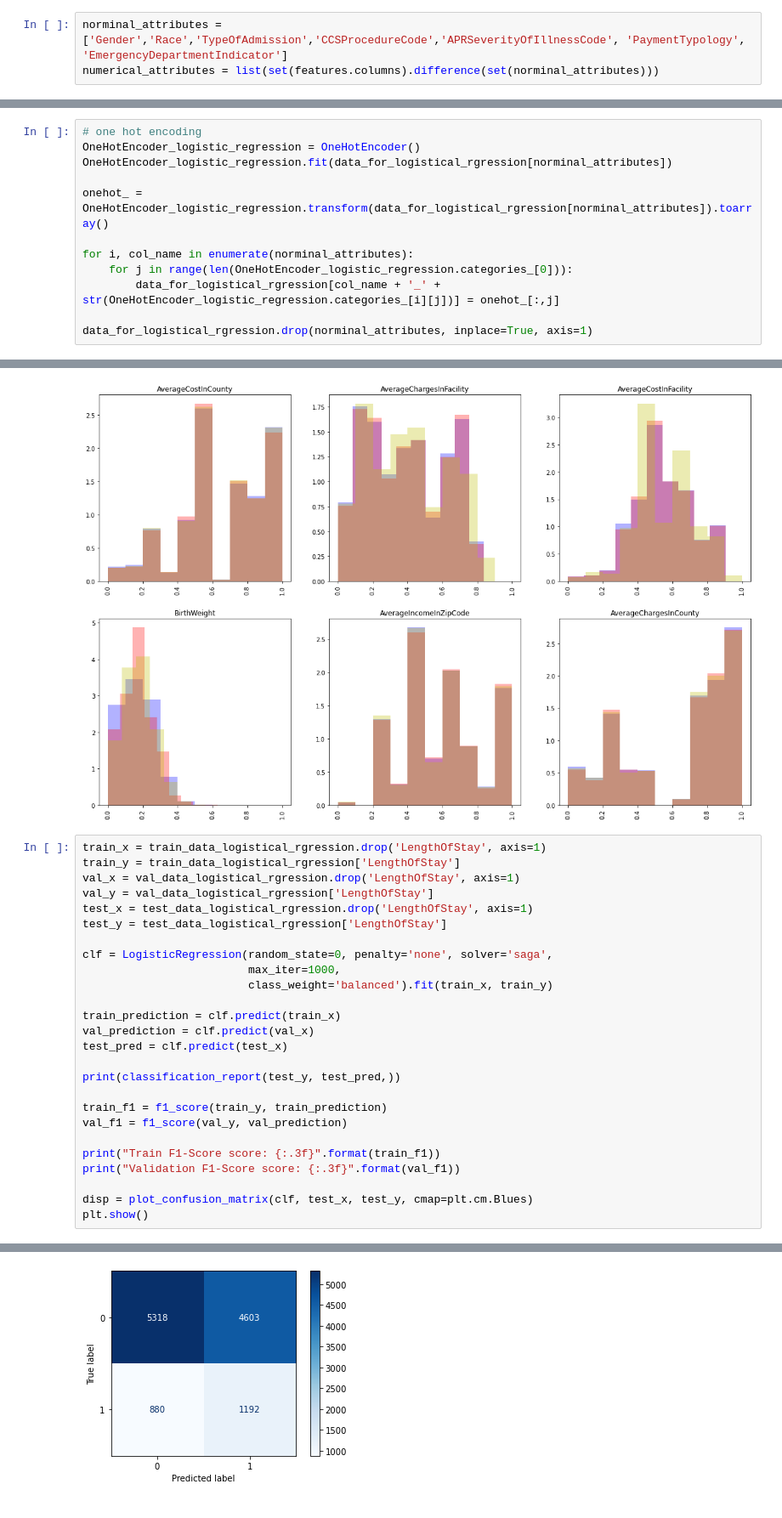
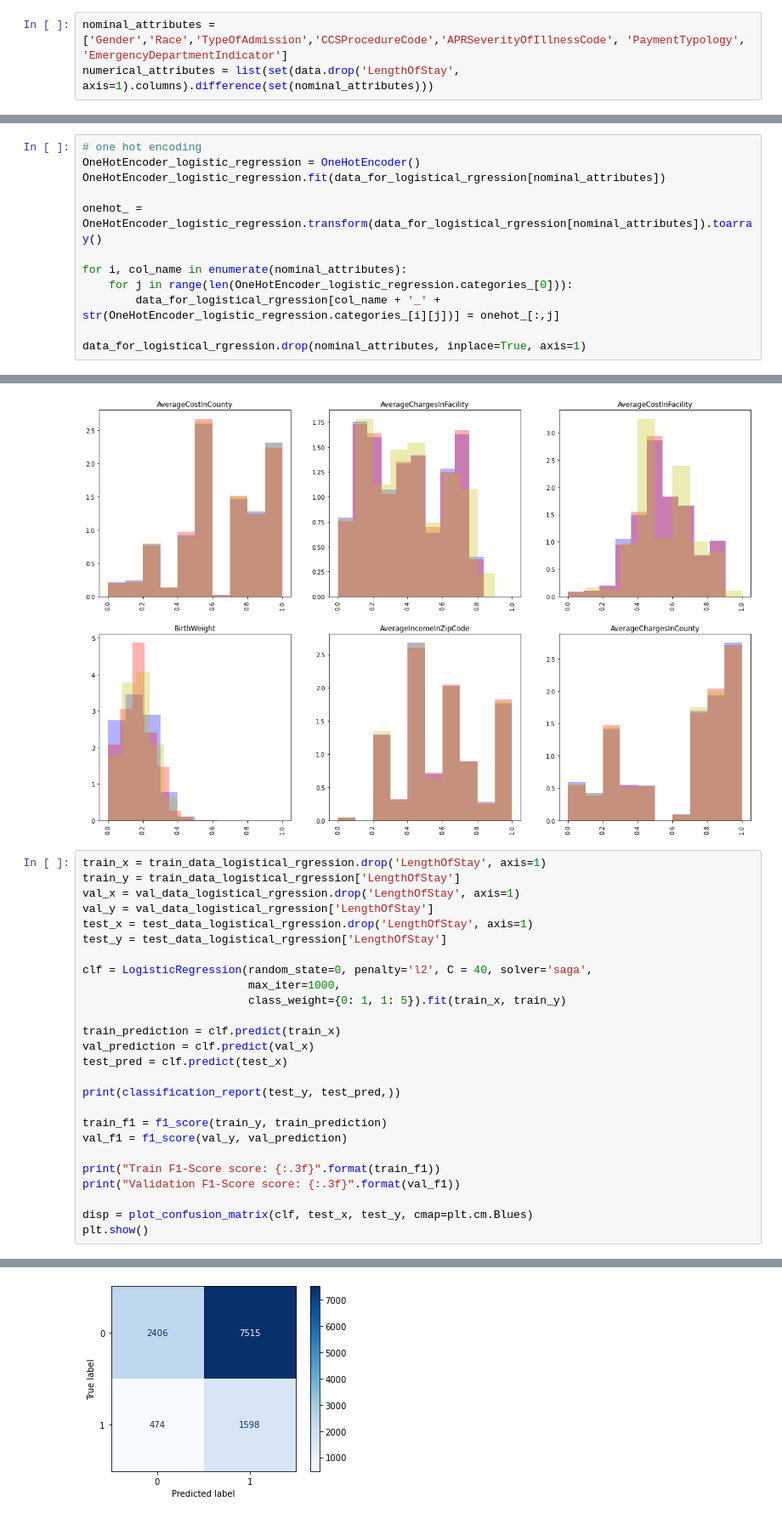
Before and after one commit to qinqin65/MachineLerningAssignment1, a Jupyter notebook: s3805989_assignment1.ipynb, the cells around one changed output, grey strips where cells are left out. Shown at 85% size. Drawn from its saved outputs; the diff is of its cells as text.

```diff
--- a/s3805989_assignment1.ipynb
+++ b/s3805989_assignment1.ipynb
@@ -235,8 +238,8 @@ plt.show()
 # %% [output]
 [figure]
 # %%
-norminal_attributes = ['Gender','Race','TypeOfAdmission','CCSProcedureCode','APRSeverityOfIllnessCode', 'PaymentTypology', 'EmergencyDepartmentIndicator']
-numerical_attributes = list(set(features.columns).difference(set(norminal_attributes)))
+nominal_attributes = ['Gender','Race','TypeOfAdmission','CCSProcedureCode','APRSeverityOfIllnessCode', 'PaymentTypology', 'EmergencyDepartmentIndicator']
+numerical_attributes = list(set(data.drop('LengthOfStay', axis=1).columns).difference(set(nominal_attributes)))
 # %%
 f, ax = plt.subplots(figsize=(11, 9))
 corr = data[numerical_attributes + ['LengthOfStay']].corr()
@@ -278,15 +281,15 @@ data_for_logistical_rgression.loc[:, numerical_attributes] = minmaxscaler.transf
 # %%
 # one hot encoding
 OneHotEncoder_logistic_regression = OneHotEncoder()
-OneHotEncoder_logistic_regression.fit(data_for_logistical_rgression[norminal_attributes])
+OneHotEncoder_logistic_regression.fit(data_for_logistical_rgression[nominal_attributes])
 
-onehot_ = OneHotEncoder_logistic_regression.transform(data_for_logistical_rgression[norminal_attributes]).toarray()
+onehot_ = OneHotEncoder_logistic_regression.transform(data_for_logistical_rgression[nominal_attributes]).toarray()
 
-for i, col_name in enumerate(norminal_attributes):
+for i, col_name in enumerate(nominal_attributes):
     for j in range(len(OneHotEncoder_logistic_regression.categories_[0])):
         data_for_logistical_rgression[col_name + '_' + str(OneHotEncoder_logistic_regression.categories_[i][j])] = onehot_[:,j]
 
-data_for_logistical_rgression.drop(norminal_attributes, inplace=True, axis=1)
+data_for_logistical_rgression.drop(nominal_attributes, inplace=True, axis=1)
 # %%
 # split 60/20/20
 with pd.option_context('mode.chained_assignment', None):
@@ -315,9 +318,9 @@ val_y = val_data_logistical_rgression['LengthOfStay']
 test_x = test_data_logistical_rgression.drop('LengthOfStay', axis=1)
 test_y = test_data_logistical_rgression['LengthOfStay']
 
-clf = LogisticRegression(random_state=0, penalty='none', solver='saga',
+clf = LogisticRegression(random_state=0, penalty='l2', C = 40, solver='saga',
                          max_iter=1000,
-                         class_weight='balanced').fit(train_x, train_y)
+                         class_weight={0: 1, 1: 5}).fit(train_x, train_y)
 
 train_prediction = clf.predict(train_x)
 val_prediction = clf.predict(val_x)
@@ -348 +351 @@ Validation F1-Score score: 0.299
-[figure, old version]
+[figure, new version]
```
Also changed, not shown: parts of 10 cells of this notebook.
